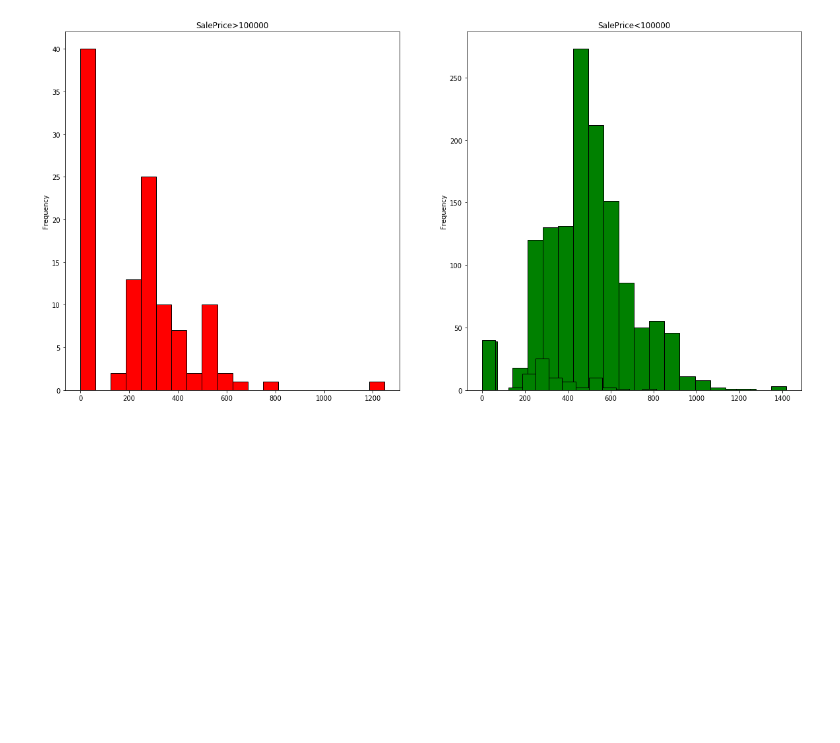
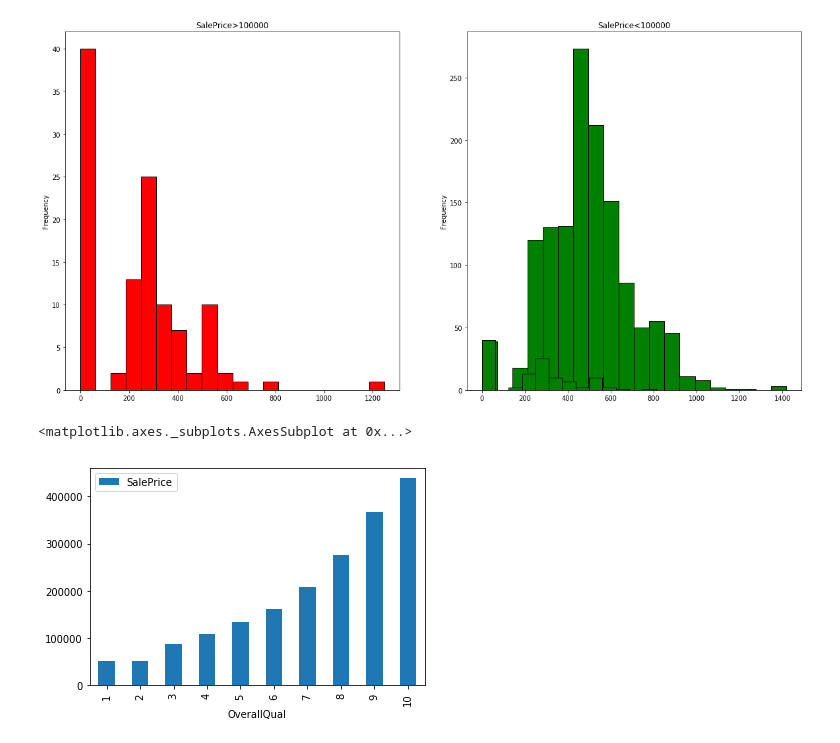
Before and after one commit to amitkabra59/Housing-Prices, a Jupyter notebook: house_pricing.ipynb, the cells around one changed output. Cells and saved outputs as stored; diff of their text form; code cells hidden in the pictures; blank space fills up the shorter version.

Commit message:
Completed the visualizations

```diff
--- a/house_pricing.ipynb
+++ b/house_pricing.ipynb
@@ -210,3 +212,8 @@ ax[1].set_title('SalePrice<100000')
 plt.show()
 # %% [output]
 [figure]
+# %%
+mini_train[['SalePrice','OverallQual']].groupby(['OverallQual']).mean().plot.bar()
+# %% [output]
+<matplotlib.axes._subplots.AxesSubplot at 0x...>
+[figure, added]
```
Also changed, not shown: parts of 27 cells of this notebook.
